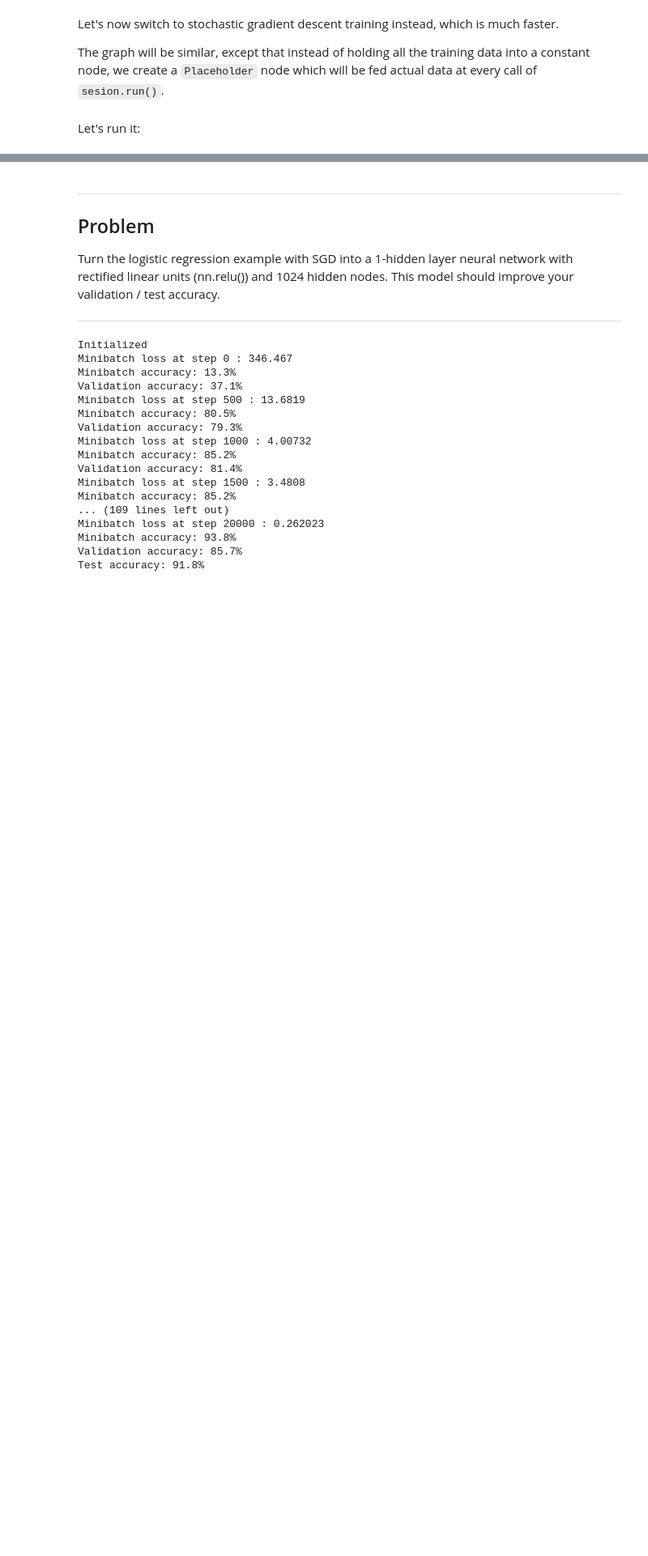
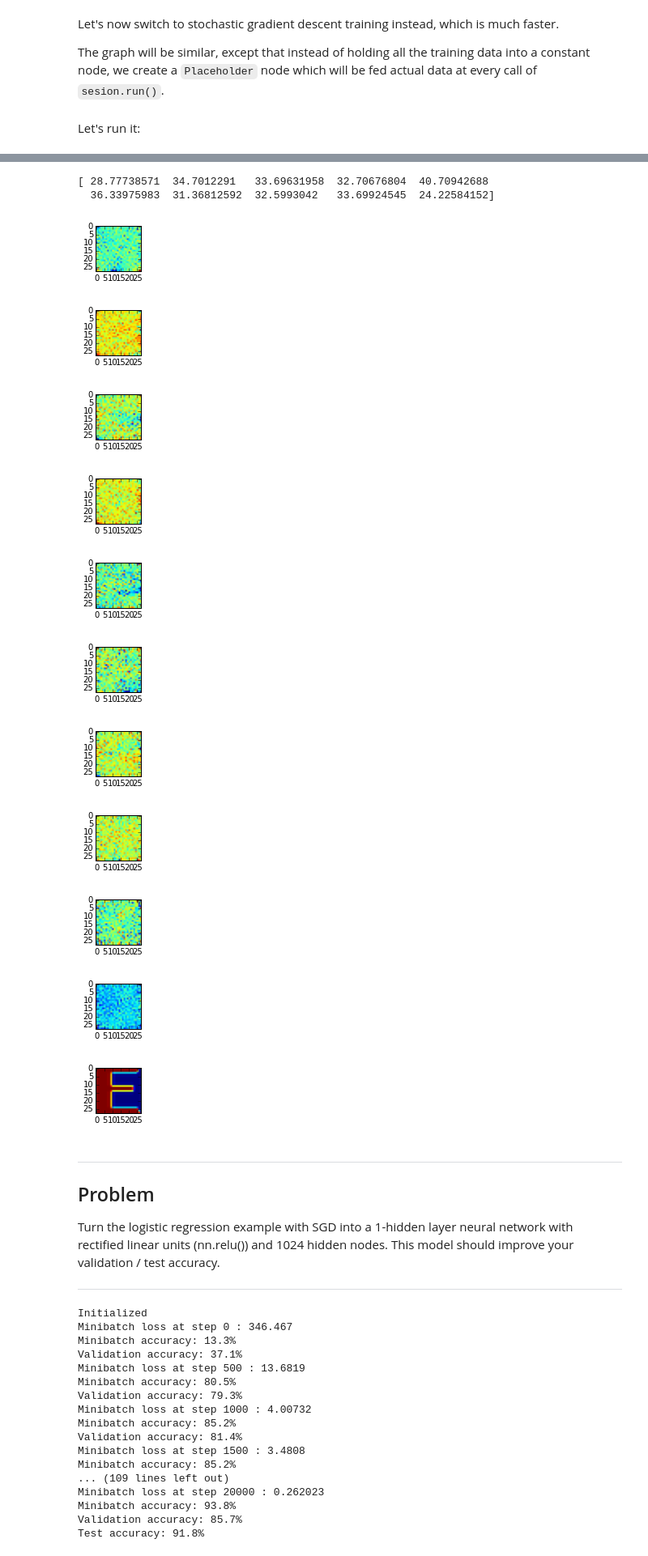
Before and after one commit to sambrego/tensorflow, a Jupyter notebook: tensorflow/examples/udacity/2_fullyconnected.ipynb, the cells around one changed output, grey strips where cells are left out. Shown at 81% size. Drawn from its saved outputs; the diff is of its cells as text; code cells hidden in the pictures; blank space fills up the shorter version.

Commit message:
I finnaly made a visualization for first(one layer) model, so you can see letters forms in weights. I'll stop here, because, i believe, for two layers' it would be harder.

```diff
--- a/tensorflow/examples/udacity/2_fullyconnected.ipynb
+++ b/tensorflow/examples/udacity/2_fullyconnected.ipynb
@@ -199,8 +186,10 @@ with graph.as_default():
   tf_test_dataset = tf.constant(test_dataset)
 
   # Variables.
+#  weights = tf.Variable(
+#    tf.truncated_normal([image_size * image_size, num_labels]))
   weights = tf.Variable(
-    tf.truncated_normal([image_size * image_size, num_labels]))
+    tf.ones([image_size * image_size, num_labels]))
   biases = tf.Variable(tf.zeros([num_labels]))
 
   # Training computation.
@@ -264,3 +344,57 @@ Test accuracy: 89.0%
+# %%
+#extraction test data
+test_1 = tf_test_dataset.eval()
+ind = 11
+onepic = test_1[ind,:]
+
+#xtracting weights and biases
+ws = weights.eval()
+res = np.ndarray(shape=(image_size*image_size,num_labels), dtype=np.float32)
+bs = np.ndarray(shape=(image_size*image_size,num_labels), dtype=np.float32)
+i = 0
+bs_1 = biases.eval()
+
+#that's what is interesting: you can see letters forms, just printing out coefs in image form
+for i in range(10):
+    bs[:,i] = bs_1[i]
+    res[:,i] = ws[:,i]+bs[:,i]
+    img = res[:,i]
+    img=img.reshape((-1,28))
+    plt.figure(figsize=(1,1),frameon=False)
+    plt.imshow(img)
+
+#that is matmul, not so promising
+#for i in range(10):
+#    bs[:,i] = bs_1[i]
+#    res[:,i] = onepic*ws[:,i]+bs[:,i]
+#    img = res[:,i]
+#    img=img.reshape((-1,28))
+#    plt.figure(figsize=(1,1),frameon=False)
+#    plt.imshow(img)
+
+#printing out our pic
+onepic = onepic.reshape((-1,28))
+plt.figure(figsize=(1,1),frameon=False)
+plt.imshow(onepic)
+
+#printing out logit's for current ind
+logit_1 = tf.matmul(tf_test_dataset, weights) + biases
+l1 = logit_1.eval()
+print l1[ind,:]
+# %% [output]
+[ 28.77738571  34.7012291   33.69631958  32.70676804  40.70942688
+  36.33975983  31.36812592  32.5993042   33.69924545  24.22584152]
+[figure, added]
+[figure, added]
+[figure, added]
+[figure, added]
+[figure, added]
+[figure, added]
+[figure, added]
+[figure, added]
+[figure, added]
+[figure, added]
+[figure, added]
 # %% [markdown]
 ---
 Problem
```
Also changed, not shown: parts of 4 cells of this notebook.
